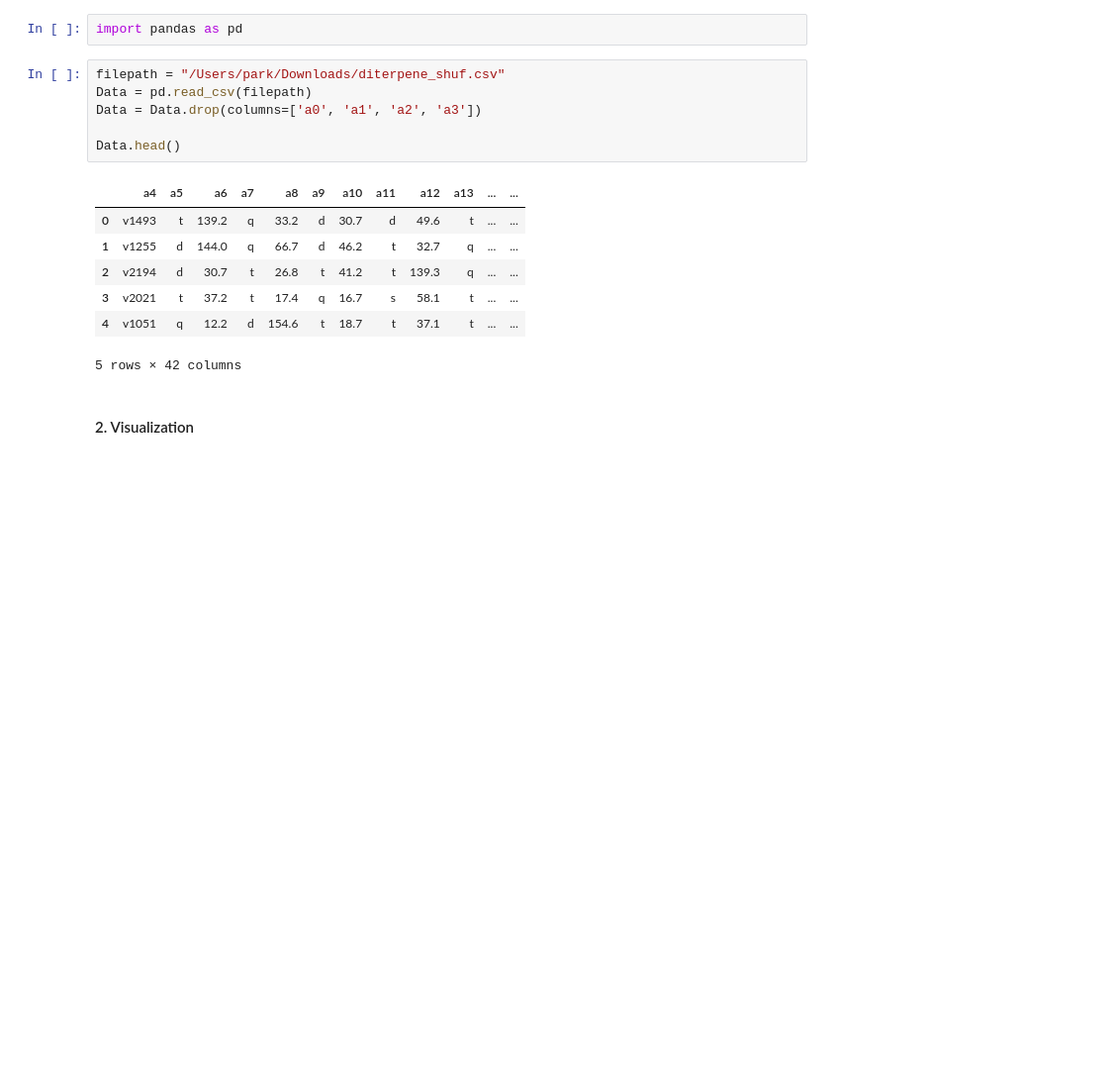
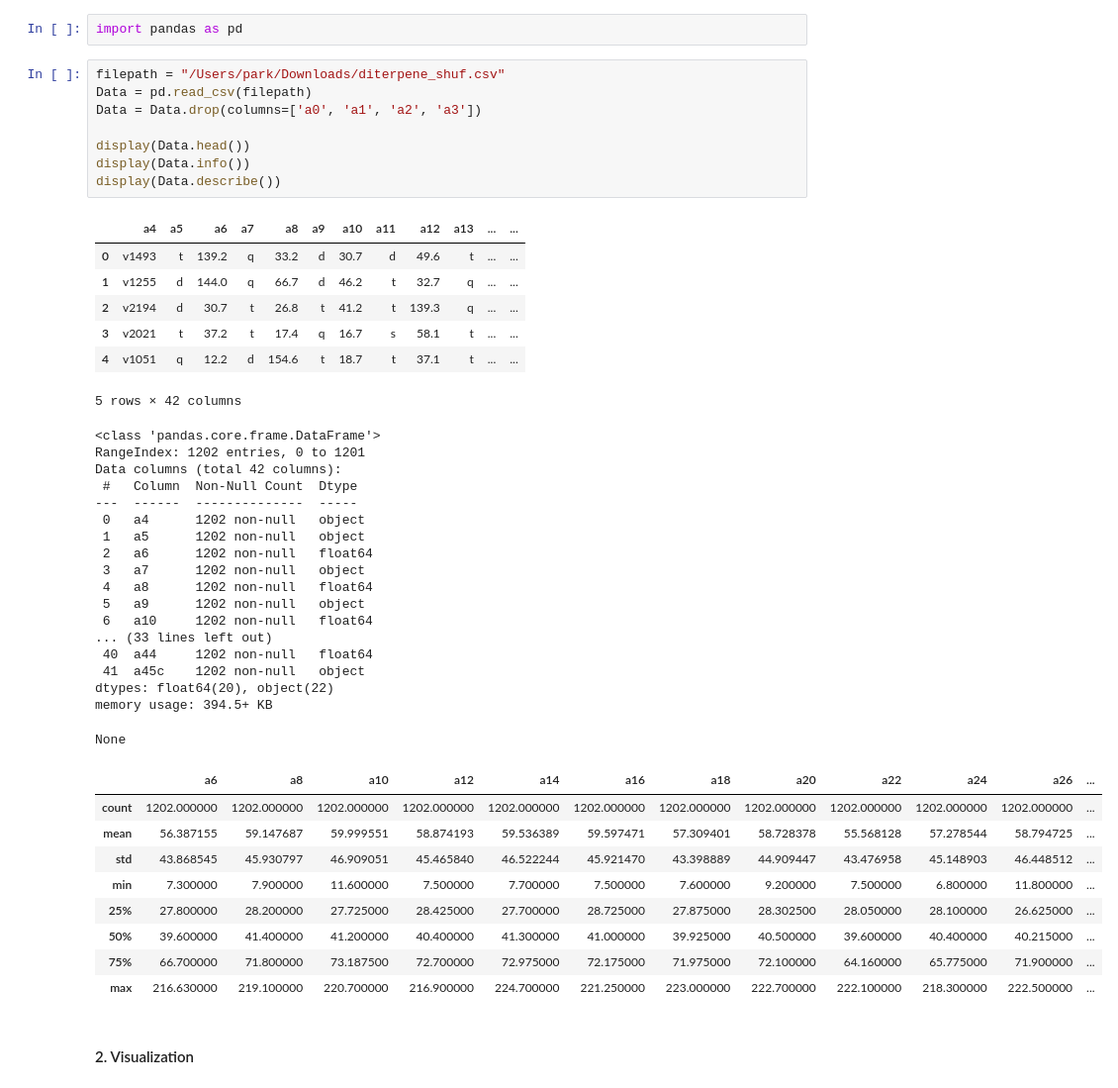
Before and after one commit to YS-P/Theoretical_ML, a Jupyter notebook: project.ipynb, the cells around one changed output. Shown at 99% size. Cells and saved outputs as stored; diff of their text form; blank space fills up the shorter version.

```diff
--- a/project.ipynb
+++ b/project.ipynb
@@ -9,17 +9,46 @@ import pandas as pd
 # %%
 filepath = "/Users/park/Downloads/diterpene_shuf.csv"
 Data = pd.read_csv(filepath)
 Data = Data.drop(columns=['a0', 'a1', 'a2', 'a3'])
 
-Data.head()
+display(Data.head())
+display(Data.info())
+display(Data.describe())
 # %% [output]
 |  | a4 | a5 | a6 | a7 | a8 | a9 | a10 | a11 | a12 | a13 | ... | ... |
 | 0 | v1493 | t | 139.2 | q | 33.2 | d | 30.7 | d | 49.6 | t | ... | ... |
 | 1 | v1255 | d | 144.0 | q | 66.7 | d | 46.2 | t | 32.7 | q | ... | ... |
 | 2 | v2194 | d | 30.7 | t | 26.8 | t | 41.2 | t | 139.3 | q | ... | ... |
 | 3 | v2021 | t | 37.2 | t | 17.4 | q | 16.7 | s | 58.1 | t | ... | ... |
 | 4 | v1051 | q | 12.2 | d | 154.6 | t | 18.7 | t | 37.1 | t | ... | ... |
 5 rows × 42 columns
+<class 'pandas.core.frame.DataFrame'>
+RangeIndex: 1202 entries, 0 to 1201
+Data columns (total 42 columns):
+ #   Column  Non-Null Count  Dtype
+---  ------  --------------  -----
+ 0   a4      1202 non-null   object
+ 1   a5      1202 non-null   object
+ 2   a6      1202 non-null   float64
+ 3   a7      1202 non-null   object
+ 4   a8      1202 non-null   float64
+ 5   a9      1202 non-null   object
+ 6   a10     1202 non-null   float64
+... (33 lines left out)
+ 40  a44     1202 non-null   float64
+ 41  a45c    1202 non-null   object
+dtypes: float64(20), object(22)
+memory usage: 394.5+ KB
+None
+|  | a6 | a8 | a10 | a12 | a14 | a16 | a18 | a20 | a22 | a24 | a26 | ... |
+| count | 1202.000000 | 1202.000000 | 1202.000000 | 1202.000000 | 1202.000000 | 1202.000000 | 1202.000000 | 1202.000000 | 1202.000000 | 1202.000000 | 1202.000000 | ... |
+| mean | 56.387155 | 59.147687 | 59.999551 | 58.874193 | 59.536389 | 59.597471 | 57.309401 | 58.728378 | 55.568128 | 57.278544 | 58.794725 | ... |
+| std | 43.868545 | 45.930797 | 46.909051 | 45.465840 | 46.522244 | 45.921470 | 43.398889 | 44.909447 | 43.476958 | 45.148903 | 46.448512 | ... |
+| min | 7.300000 | 7.900000 | 11.600000 | 7.500000 | 7.700000 | 7.500000 | 7.600000 | 9.200000 | 7.500000 | 6.800000 | 11.800000 | ... |
+| 25% | 27.800000 | 28.200000 | 27.725000 | 28.425000 | 27.700000 | 28.725000 | 27.875000 | 28.302500 | 28.050000 | 28.100000 | 26.625000 | ... |
+| 50% | 39.600000 | 41.400000 | 41.200000 | 40.400000 | 41.300000 | 41.000000 | 39.925000 | 40.500000 | 39.600000 | 40.400000 | 40.215000 | ... |
+| 75% | 66.700000 | 71.800000 | 73.187500 | 72.700000 | 72.975000 | 72.175000 | 71.975000 | 72.100000 | 64.160000 | 65.775000 | 71.900000 | ... |
+| max | 216.630000 | 219.100000 | 220.700000 | 216.900000 | 224.700000 | 221.250000 | 223.000000 | 222.700000 | 222.100000 | 218.300000 | 222.500000 | ... |
 # %% [markdown]
 #### 2. Visualization
 # %%
```
Also changed, not shown: parts of 6 cells of this notebook.
